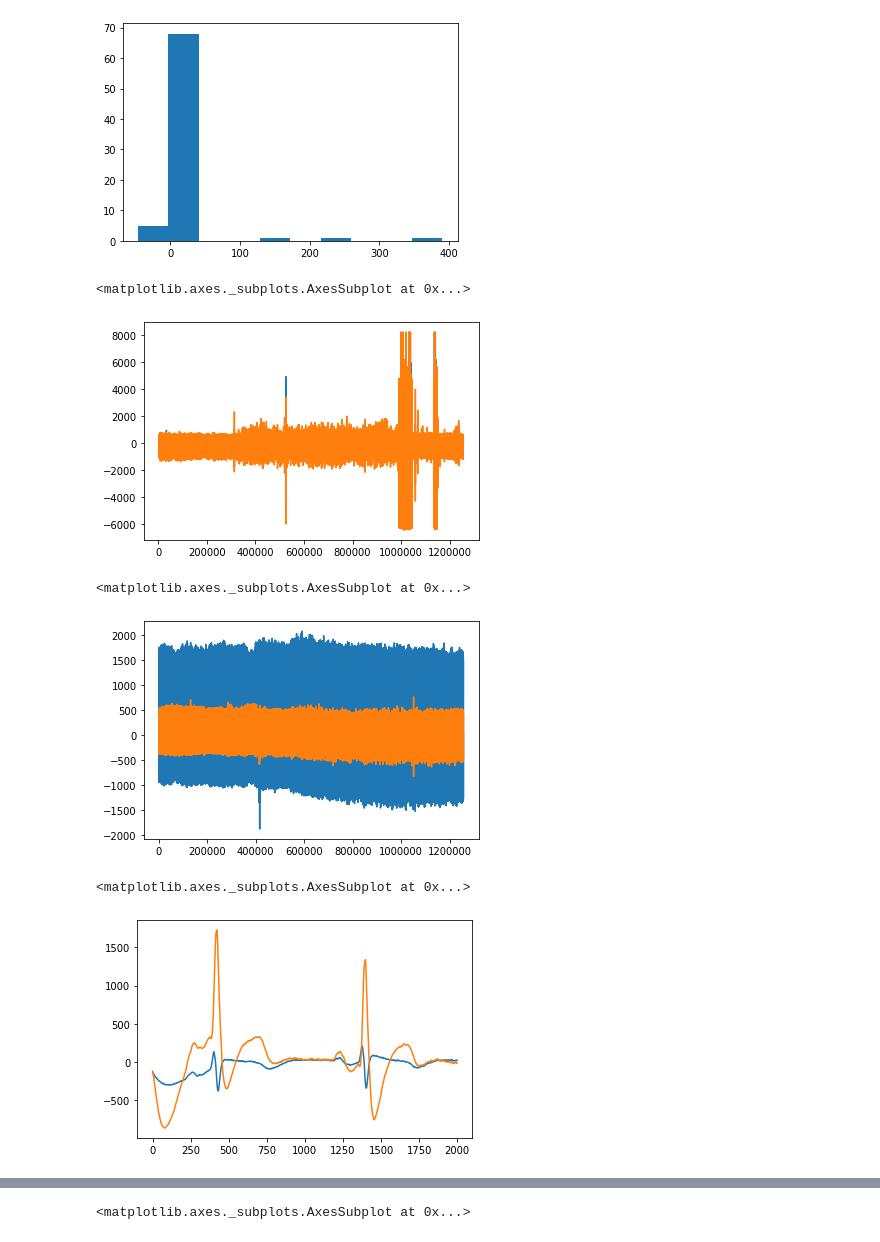
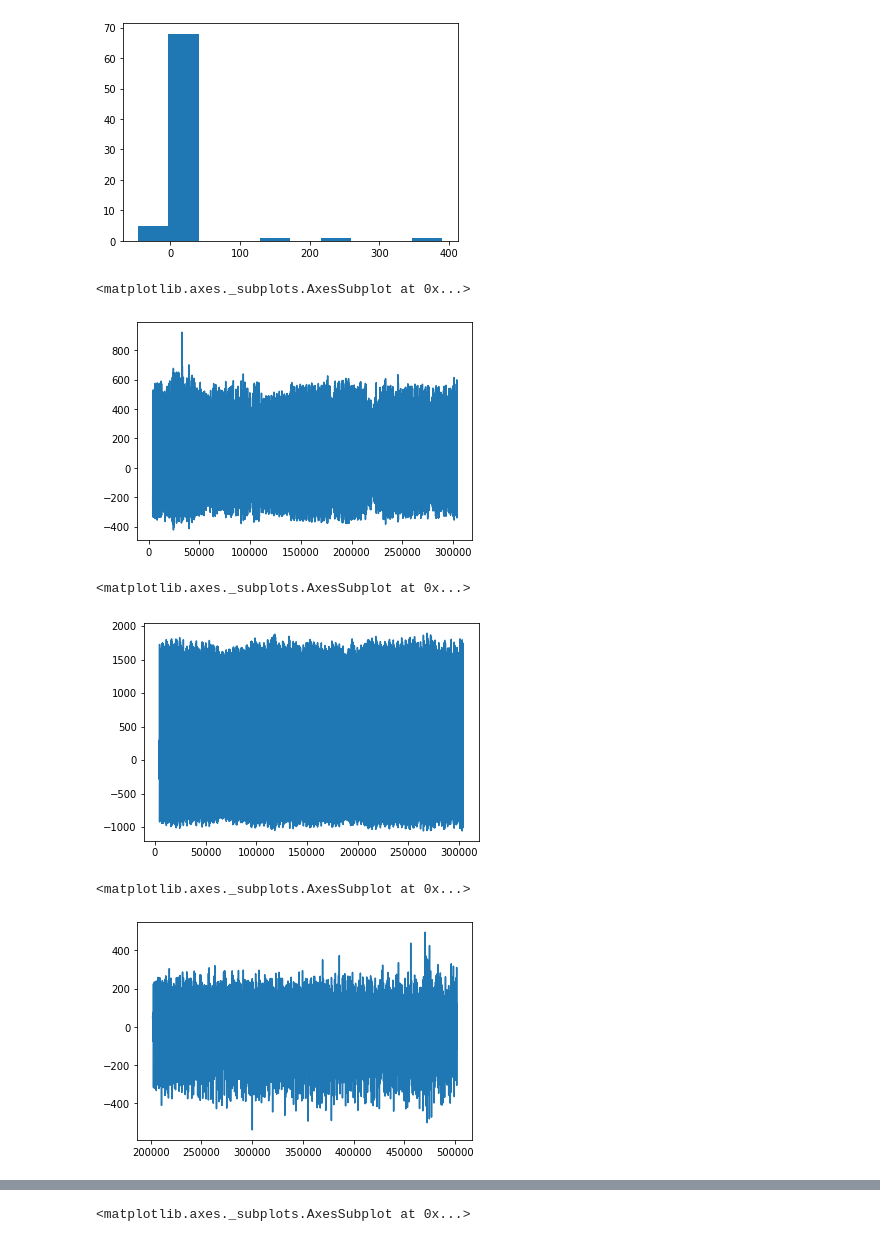
Before and after one commit to molbioeng/Molecool, a Jupyter notebook: Data_Extraction.ipynb, the cells around one changed output, grey strips where cells are left out. Drawn from its saved outputs; the diff is of its cells as text; code cells hidden in the pictures.

```diff
--- a/Data_Extraction.ipynb
+++ b/Data_Extraction.ipynb
@@ -193,32 +193,32 @@ hist2 = plt.hist(av_amp)
 [figure]
 # %%
 # visualise the 250 ecgs
-df_ecg["S0250ECG.hea/ecg_0"].plot()
-df_ecg["S0250ECG.hea/ecg_1"].plot()
+#df_ecg["S0250ECG.hea/ecg_0"].plot()
+#df_ecg["S0250ECG.hea/ecg_1"].plot()
 
-#df_ecg["S0250ECG.hea/ecg_0"][0:2000].plot()
-#df_ecg["S0250ECG.hea/ecg_1"][0:2000].plot()
+df_ecg["S0250ECG.hea/ecg_0"][2000:302000].plot()
+#df_ecg["S0250ECG.hea/ecg_1"][2000:302000].plot()
 #plt.hold(True)
 # %% [output]
 <matplotlib.axes._subplots.AxesSubplot at 0x...>
-[figure, old version]
+[figure, new version]
 # %%
 # CONTROL
-#df_ecg["S0283ECG.hea/ecg_0"][0:5000].plot()
-#df_ecg["S0283ECG.hea/ecg_1"][0:5000].plot()
+df_ecg["S0283ECG.hea/ecg_0"][2000:302000].plot()
+#df_ecg["S0283ECG.hea/ecg_1"][2000:302000].plot()
 
-df_ecg["S0283ECG.hea/ecg_0"].plot()
-df_ecg["S0283ECG.hea/ecg_1"].plot()
+#df_ecg["S0283ECG.hea/ecg_0"].plot()
+#df_ecg["S0283ECG.hea/ecg_1"].plot()
 # %% [output]
 <matplotlib.axes._subplots.AxesSubplot at 0x...>
-[figure, old version]
+[figure, new version]
 # %%
 # Diabetic #2
-df_ecg["S0282ECG.hea/ecg_0"][0:2000].plot()
-df_ecg["S0282ECG.hea/ecg_1"][0:2000].plot()
+df_ecg["S0282ECG.hea/ecg_0"][200000:500000].plot()
+#df_ecg["S0282ECG.hea/ecg_1"][202000:502000].plot()
 
 #df_ecg["S0282ECG.hea/ecg_0"].plot()
 #df_ecg["S0282ECG.hea/ecg_1"].plot()
 # %% [output]
 <matplotlib.axes._subplots.AxesSubplot at 0x...>
-[figure, old version]
+[figure, new version]
```
Also changed, not shown: parts of 5 cells of this notebook.
